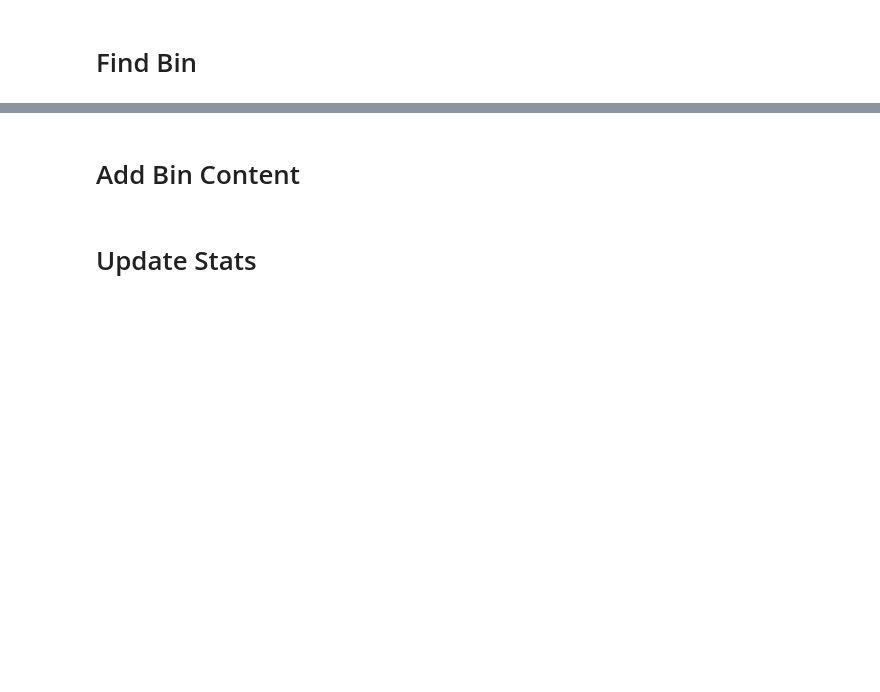
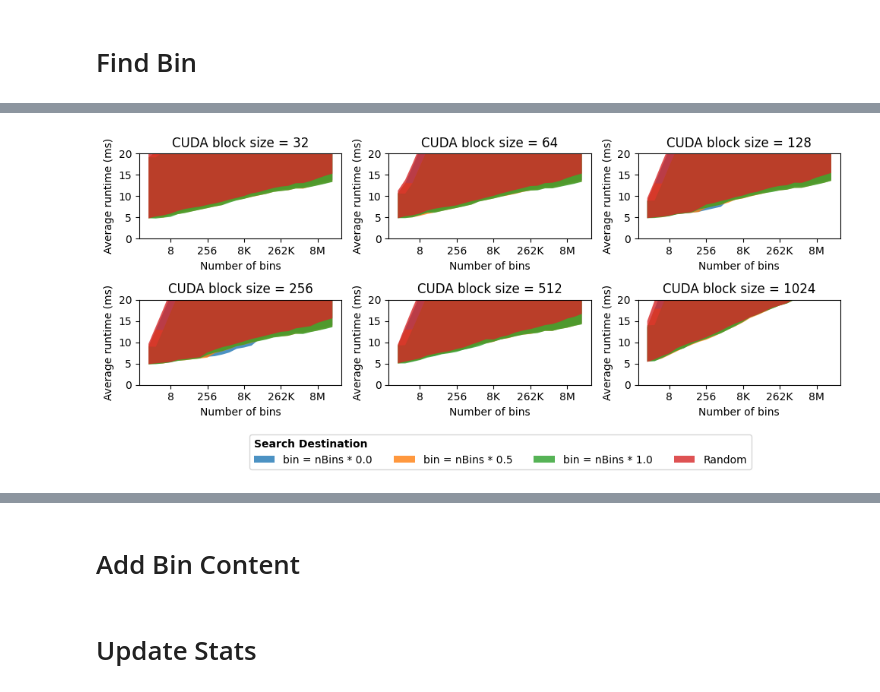
Before and after one commit to jolly-chen/msc-project, a Jupyter notebook: gpu-synchronous/validation-das6.ipynb, the cells around one changed output, grey strips where cells are left out. Cells and saved outputs as stored; diff of their text form; code cells hidden in the pictures; blank space fills up the shorter version.

```diff
--- a/gpu-synchronous/validation-das6.ipynb
+++ b/gpu-synchronous/validation-das6.ipynb
@@ -261 +615,76 @@ plt.show
+# %%
+figname = "../../images/gpu_binsearchconstant_mb_variance.pdf"
+selected_size = 33554432
+selected_bulksize = 32768
+selected_blocksize = 1024
+selected_val = 0
+unit = "ms"
+rep  = bsbm_mean["repetitions"].values[0]
+
+# fig = plt.figure(figsize=(8, 3))
+
+
+fig, axs = plt.subplots(nrows=2, ncols=3, figsize=(10, 4))
+for bi, bs in enumerate(bsbm_mean.loc[bsbm_mean["func_name"] == "BinarySearchConstantGPU"]["blocksize"].unique()):
+    ax = axs[int(bi/3), bi%3]
+    for di, dest in enumerate(bsbm_mean.loc[bsbm_mean["func_name"] == "BinarySearchConstantGPU"]["param_3"].unique()):
+        ax.set_title(f"CUDA block size = {bs}")
+        arg = ((bsbm_mean["func_name"] == "BinarySearchConstantGPU")
+               & (bsbm_mean["param_3"] == dest)
+               & (bsbm_mean["blocksize"] == bs)
+              )
+        avg = bsbm_mean.loc[arg]
+        std = bsbm_std.loc[arg]
+
+        xname = "nbins"
+        X = sorted(avg[xname].unique())
+        ymax = []; ymin = []
+        norm =  unit_to_unit_factor(bsbm_mean["time_unit"].values[0], unit) / rep
+        for bki, bks in enumerate(X):
+            ymin.append(avg.loc[avg[xname] == bks]["real_time"].min() * norm)
+            ymax.append(avg.loc[avg[xname] == bks]["real_time"].max() * norm)
+
+        Z = avg["real_time"] * unit_to_unit_factor(bsbm_mean["time_unit"].values[0], unit) / rep
+        ax.fill_between(X, ymin, ymax,
+                        alpha=0.8,
+                        label=f"bin = nBins * {int(dest)/4.}")
+
+
+    arg = ((bsbm_mean["func_name"] == "BinarySearchRandomGPU")
+           & (bsbm_mean["blocksize"] == bs))
+    avg = bsbm_mean.loc[arg]
+    std = bsbm_std.loc[arg]
+
+    X = sorted(avg[xname].unique())
+    ymax = []; ymin = []
+    norm =  unit_to_unit_factor(bsbm_mean["time_unit"].values[0], unit) / rep
+    for bki, bks in enumerate(X):
+        ymin.append(avg.loc[avg[xname] == bks]["real_time"].min() * norm)
+        ymax.append(avg.loc[avg[xname] == bks]["real_time"].max() * norm)
+
+    Z = avg["real_time"] * unit_to_unit_factor(bsbm_mean["time_unit"].values[0], unit) / rep
+    ax.fill_between(X, ymin, ymax,
+                    alpha=0.8,
+                    label=f"Random")
+
+    ax.set_xlabel(f'{"Number of bins" if xname == "nbins" else "Bulk size"}')
+    ax.set_xscale("log", base=2)
+    ax.xaxis.set_major_formatter(ticker.FuncFormatter(lambda x, _: f"{human_readable(int(x))}"))
+    ax.set_ylabel(f"Average runtime ({unit})")
+    # ax.yaxis.set_major_formatter(ticker.FuncFormatter(lambda x, _: f"{human_readable(int(x))}"))
+    # ax.set_yscale("log", base=2)
+    ax.set_ylim(0, 20)
+
+
+hndls = ax.get_legend_handles_labels()[0]
+lbls = ax.get_legend_handles_labels()[1]
+
+fig.tight_layout()
+fig.legend(hndls, lbls, title="Search Destination",alignment="left", title_fontproperties={'weight':'bold'},
+           loc='lower left', bbox_to_anchor=(.2, -.15), ncols=4)
+# plt.savefig(figname, format="pdf", bbox_inches='tight')
+# fig.subplots_adjust(wspace=0.02, hspace=-0.4)
+plt.show();
+# %% [output]
+[figure, added]
 # %%
```
Also changed, not shown: parts of 26 cells of this notebook.
